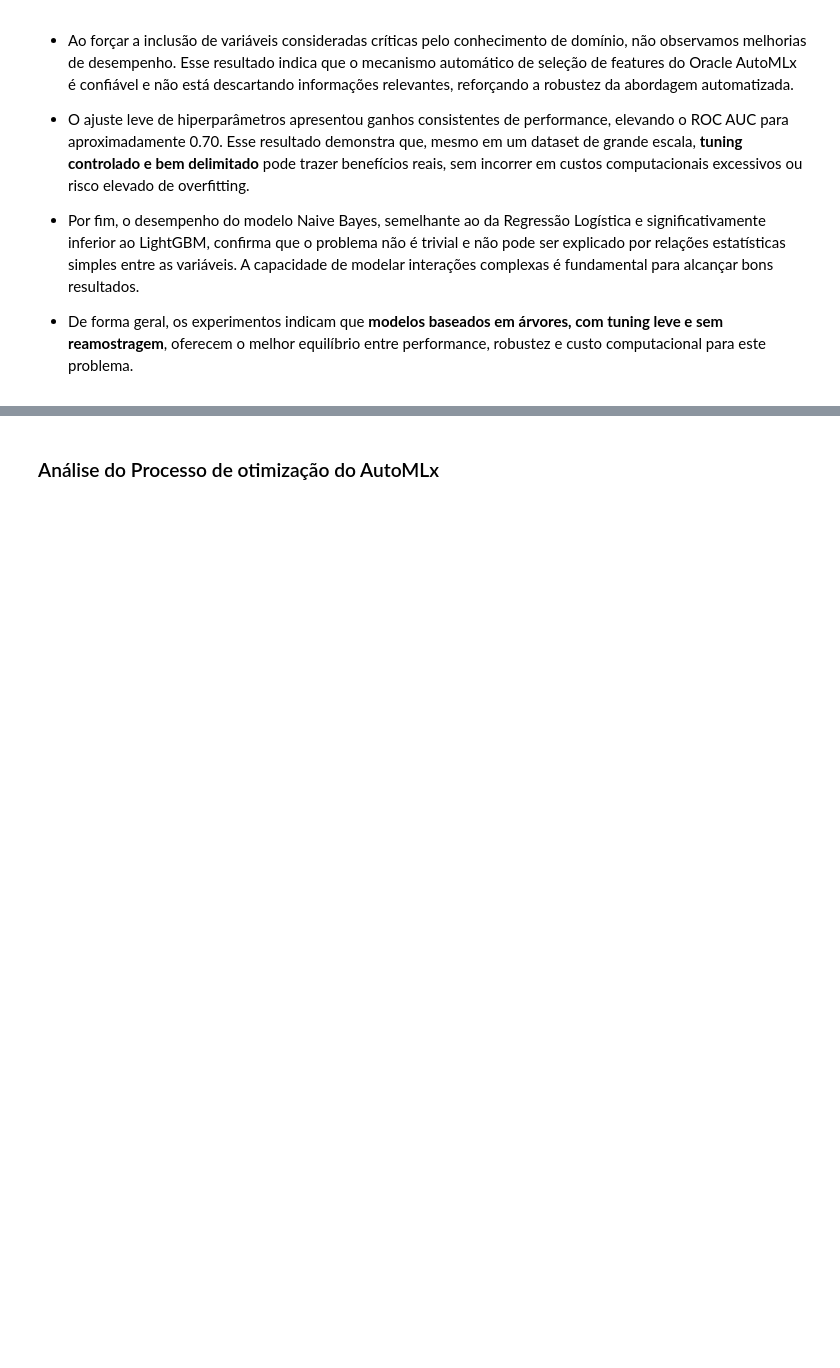
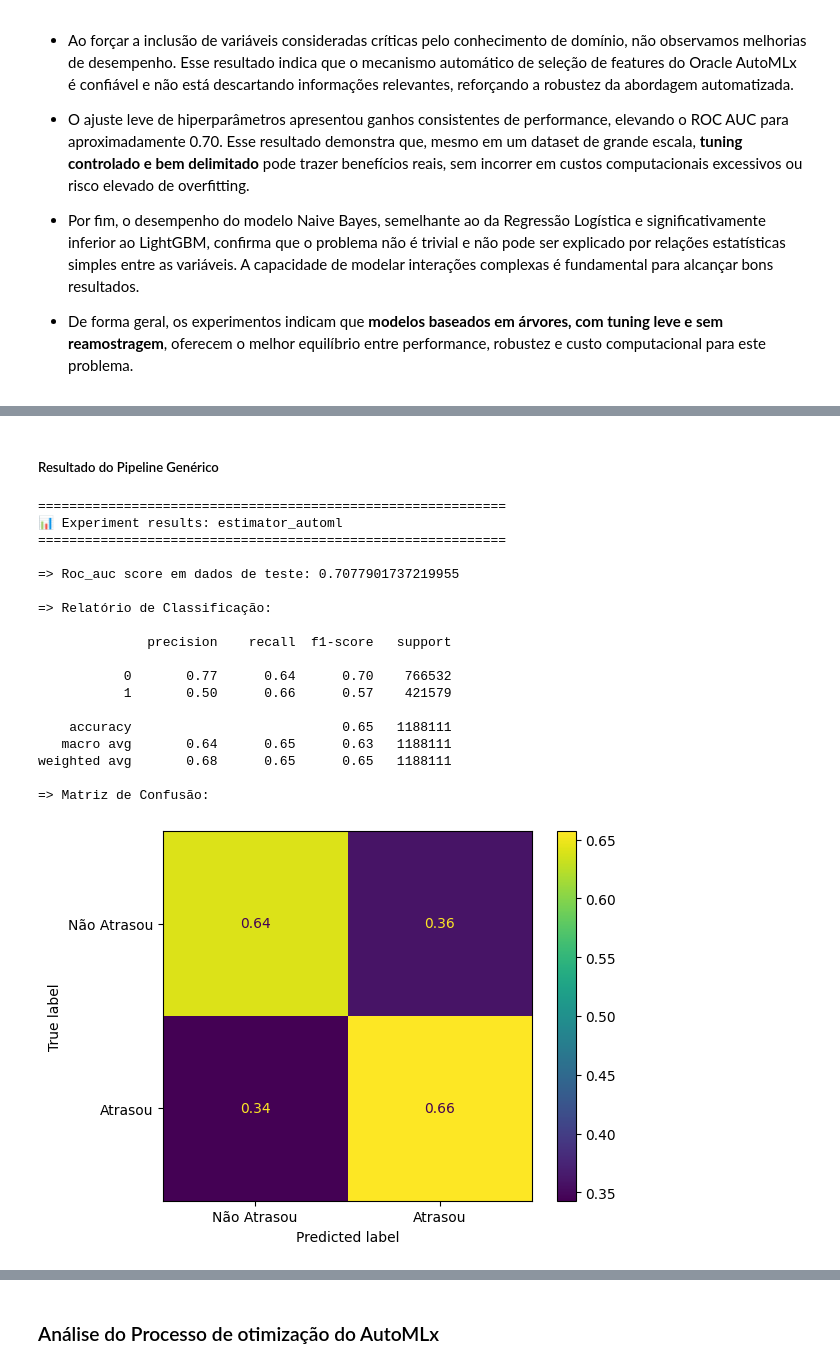
Before and after one commit to RavyBomfim/FlightOnTime-DataScience, a Jupyter notebook: main.ipynb, the cells around one changed output, grey strips where cells are left out. Drawn from its saved outputs; the diff is of its cells as text; code cells hidden in the pictures; blank space fills up the shorter version.

```diff
--- a/main.ipynb
+++ b/main.ipynb
@@ -442,3 +1000,3 @@ Os experimentos realizados fornecem uma visão clara sobre a natureza do problem
 # %%
-# est1 = automlx.Pipeline(task='classification', score_metric='recall_macro') # type: ignore
-# est1.fit(X_train, y_train)
+estimator_automl = automlx.Pipeline(task='classification', score_metric='roc_auc', random_state=7) # type: ignore
+estimator_automl.fit(X_train, y_train)
@@ -445 +1096,29 @@ Os experimentos realizados fornecem uma visão clara sobre a natureza do problem
+# %% [markdown]
+##### Resultado do Pipeline Genérico
+# %%
+print(f"\n{'='*60}")
+print(f"📊 Experiment results: {'estimator_automl'}")
+print(f"{'='*60}\n")
+
+evaluate_model(estimator_automl, X_test, y_test)
+# %% [output]
+============================================================
+📊 Experiment results: estimator_automl
+============================================================
+
+=> Roc_auc score em dados de teste: 0.7077901737219955
+
+=> Relatório de Classificação:
+
+              precision    recall  f1-score   support
+
+           0       0.77      0.64      0.70    766532
+           1       0.50      0.66      0.57    421579
+
+    accuracy                           0.65   1188111
+   macro avg       0.64      0.65      0.63   1188111
+weighted avg       0.68      0.65      0.65   1188111
+
+=> Matriz de Confusão:
+[figure, added]
 # %% [markdown]
```
Also changed, not shown: parts of 57 cells of this notebook, 20 other files.
